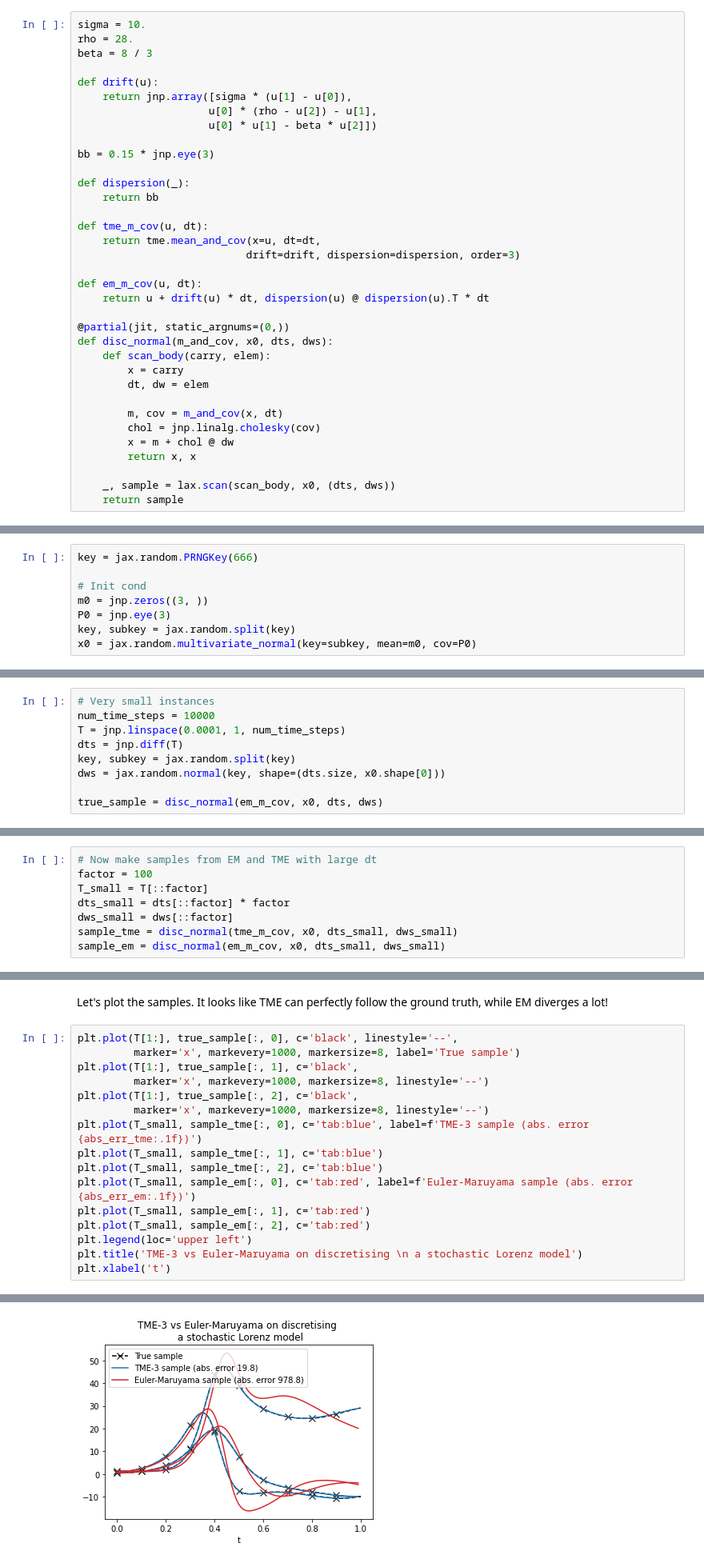
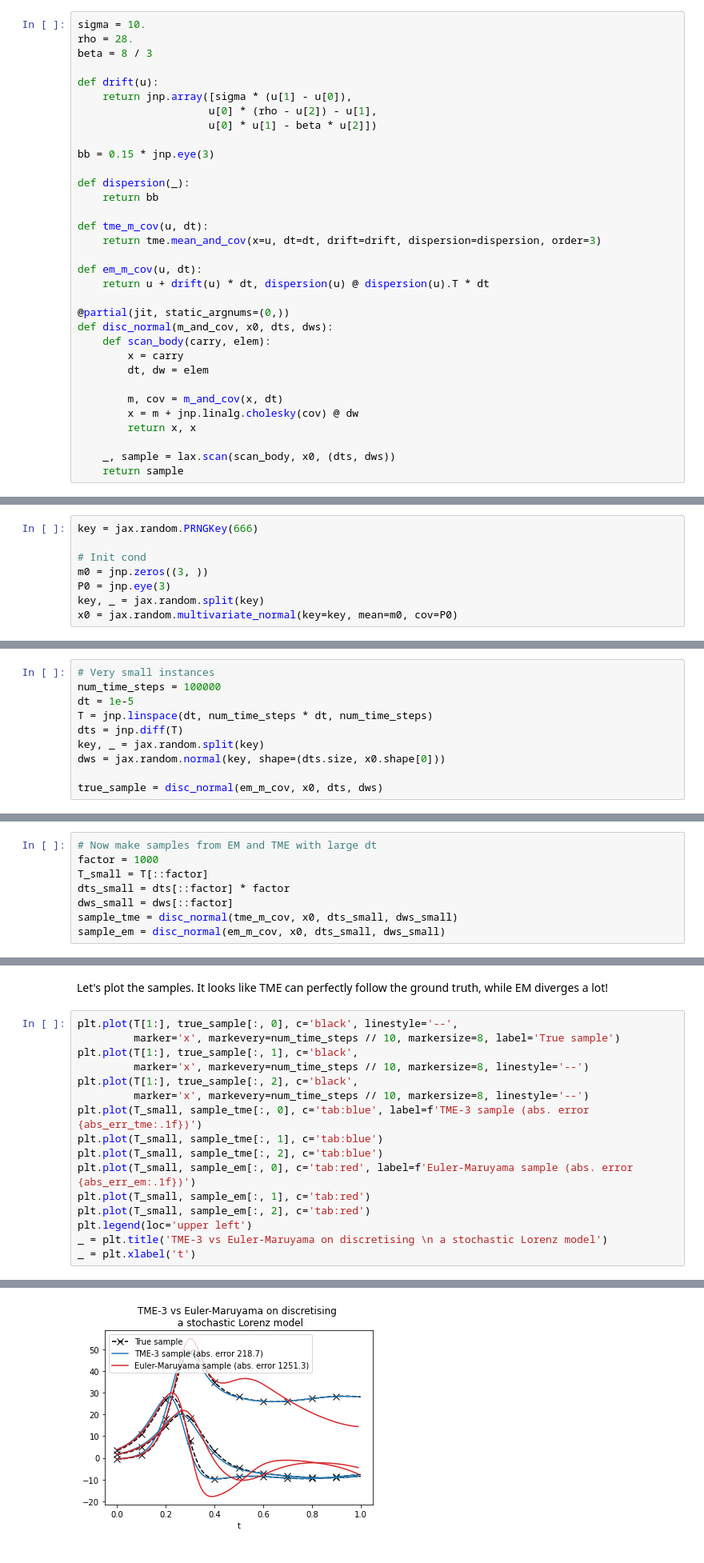
Before and after one commit to zgbkdlm/tme, a Jupyter notebook: python/examples/tme_lorenz_jax.ipynb, the cells around one changed output, grey strips where cells are left out. Shown at 80% size. Drawn from its saved outputs; the diff is of its cells as text.

```diff
--- a/python/examples/tme_lorenz_jax.ipynb
+++ b/python/examples/tme_lorenz_jax.ipynb
@@ -49,8 +52,7 @@ def dispersion(_):
     return bb
 
 def tme_m_cov(u, dt):
-    return tme.mean_and_cov(x=u, dt=dt,
-                           drift=drift, dispersion=dispersion, order=3)
+    return tme.mean_and_cov(x=u, dt=dt, drift=drift, dispersion=dispersion, order=3)
 
 def em_m_cov(u, dt):
     return u + drift(u) * dt, dispersion(u) @ dispersion(u).T * dt
@@ -62,8 +64,7 @@ def disc_normal(m_and_cov, x0, dts, dws):
         dt, dw = elem
 
         m, cov = m_and_cov(x, dt)
-        chol = jnp.linalg.cholesky(cov)
-        x = m + chol @ dw
+        x = m + jnp.linalg.cholesky(cov) @ dw
         return x, x
 
     _, sample = lax.scan(scan_body, x0, (dts, dws))
@@ -79,18 +77,19 @@ key = jax.random.PRNGKey(666)
 # Init cond
 m0 = jnp.zeros((3, ))
 P0 = jnp.eye(3)
-key, subkey = jax.random.split(key)
-x0 = jax.random.multivariate_normal(key=subkey, mean=m0, cov=P0)
+key, _ = jax.random.split(key)
+x0 = jax.random.multivariate_normal(key=key, mean=m0, cov=P0)
 # %% [markdown]
 Now we compare the discretisation errors of TME and EM. In order to do so, we need to have these two methods under a same Wiener process realisation.
 
 Also, we will use EM with very very small dt (here is dt=0.0001) as a reference method serving as a "ground truth solution".
 # %%
 # Very small instances
-num_time_steps = 10000
-T = jnp.linspace(0.0001, 1, num_time_steps)
+num_time_steps = 100000
+dt = 1e-5
+T = jnp.linspace(dt, num_time_steps * dt, num_time_steps)
 dts = jnp.diff(T)
-key, subkey = jax.random.split(key)
+key, _ = jax.random.split(key)
 dws = jax.random.normal(key, shape=(dts.size, x0.shape[0]))
 
 true_sample = disc_normal(em_m_cov, x0, dts, dws)
@@ -98,7 +97,7 @@ true_sample = disc_normal(em_m_cov, x0, dts, dws)
 Okay, now we make samples from TME and EM with large dt (here is 0.01) so we can compare them how good they are.
 # %%
 # Now make samples from EM and TME with large dt
-factor = 100
+factor = 1000
 T_small = T[::factor]
 dts_small = dts[::factor] * factor
 dws_small = dws[::factor]
@@ -123,11 +122,11 @@ Looks like TME is significantly better than EM. You can try different dt and TME
 Let's plot the samples. It looks like TME can perfectly follow the ground truth, while EM diverges a lot!
 # %%
 plt.plot(T[1:], true_sample[:, 0], c='black', linestyle='--',
-         marker='x', markevery=1000, markersize=8, label='True sample')
+         marker='x', markevery=num_time_steps // 10, markersize=8, label='True sample')
 plt.plot(T[1:], true_sample[:, 1], c='black',
-         marker='x', markevery=1000, markersize=8, linestyle='--')
+         marker='x', markevery=num_time_steps // 10, markersize=8, linestyle='--')
 plt.plot(T[1:], true_sample[:, 2], c='black',
-         marker='x', markevery=1000, markersize=8, linestyle='--')
+         marker='x', markevery=num_time_steps // 10, markersize=8, linestyle='--')
 plt.plot(T_small, sample_tme[:, 0], c='tab:blue', label=f'TME-3 sample (abs. error {abs_err_tme:.1f})')
 plt.plot(T_small, sample_tme[:, 1], c='tab:blue')
 plt.plot(T_small, sample_tme[:, 2], c='tab:blue')
@@ -135,6 +134,6 @@ plt.plot(T_small, sample_em[:, 0], c='tab:red', label=f'Euler-Maruyama sample (a
 plt.plot(T_small, sample_em[:, 1], c='tab:red')
 plt.plot(T_small, sample_em[:, 2], c='tab:red')
 plt.legend(loc='upper left')
-plt.title('TME-3 vs Euler-Maruyama on discretising \n a stochastic Lorenz model')
-plt.xlabel('t')
+_ = plt.title('TME-3 vs Euler-Maruyama on discretising \n a stochastic Lorenz model')
+_ = plt.xlabel('t')
 # %% [output]
@@ -142,3 +140,3 @@ Text(0.5, 0, 't')
-[figure, old version]
+[figure, new version]
 # %% [markdown]
 Indeed, TME can be more accurate. But how much computational efforts do we lose from using a nuke weapon like TME?
```
Also changed, not shown: parts of 11 cells of this notebook, 5 other files.
